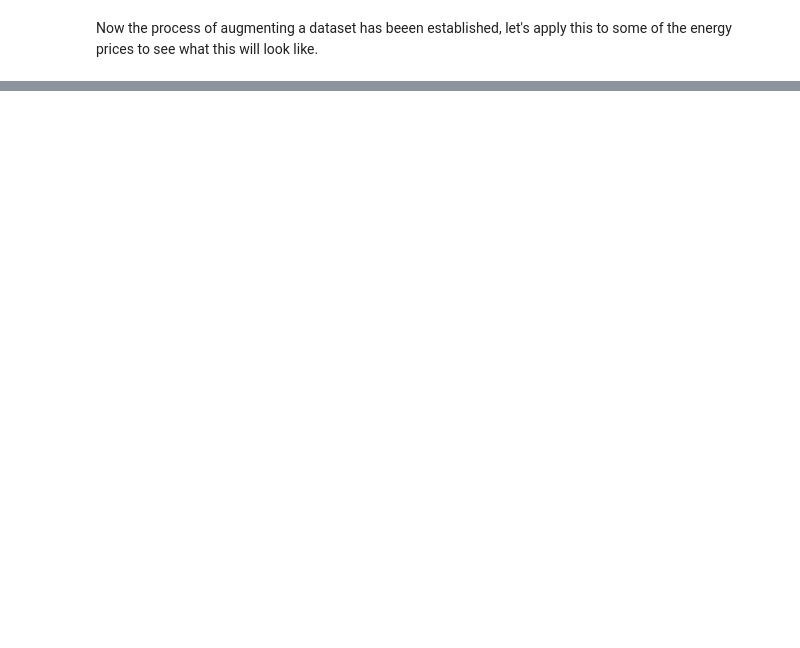
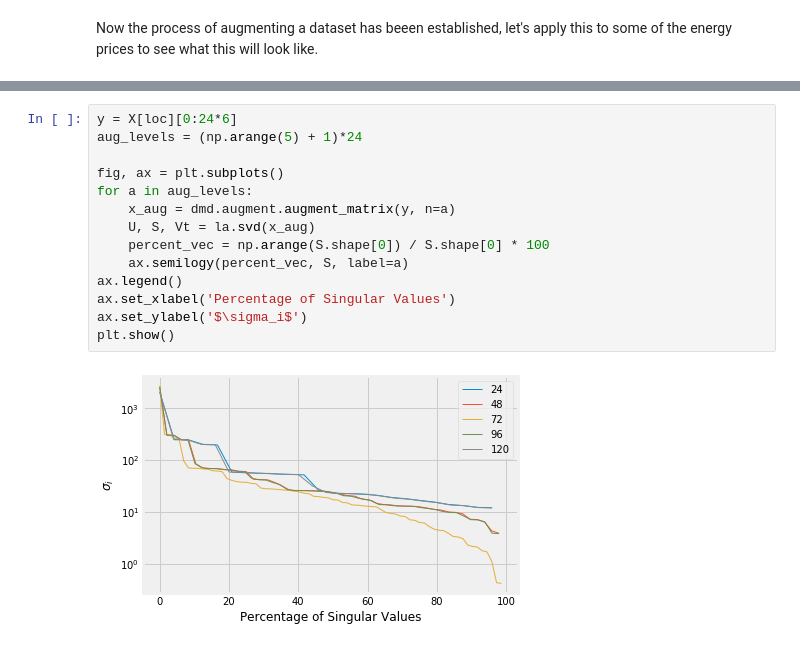
Before and after one commit to celmore25/portfolio, a Jupyter notebook: Notebooks/machine_learning/DMD_Energy_Prices.ipynb, the cells around one changed output, grey strips where cells are left out. Drawn from its saved outputs; the diff is of its cells as text; blank space fills up the shorter version.

```diff
--- a/Notebooks/machine_learning/DMD_Energy_Prices.ipynb
+++ b/Notebooks/machine_learning/DMD_Energy_Prices.ipynb
@@ -171,0 +181,16 @@ Augmented Matrix Shape: (96, 97)
+# %%
+y = X[loc][0:24*6]
+aug_levels = (np.arange(5) + 1)*24
+
+fig, ax = plt.subplots()
+for a in aug_levels:
+    x_aug = dmd.augment.augment_matrix(y, n=a)
+    U, S, Vt = la.svd(x_aug)
+    percent_vec = np.arange(S.shape[0]) / S.shape[0] * 100
+    ax.semilogy(percent_vec, S, label=a)
+ax.legend()
+ax.set_xlabel('Percentage of Singular Values')
+ax.set_ylabel('$\sigma_i$')
+plt.show()
+# %% [output]
+[figure, added]
```
Also changed, not shown: parts of 31 cells of this notebook, 2 other files.
